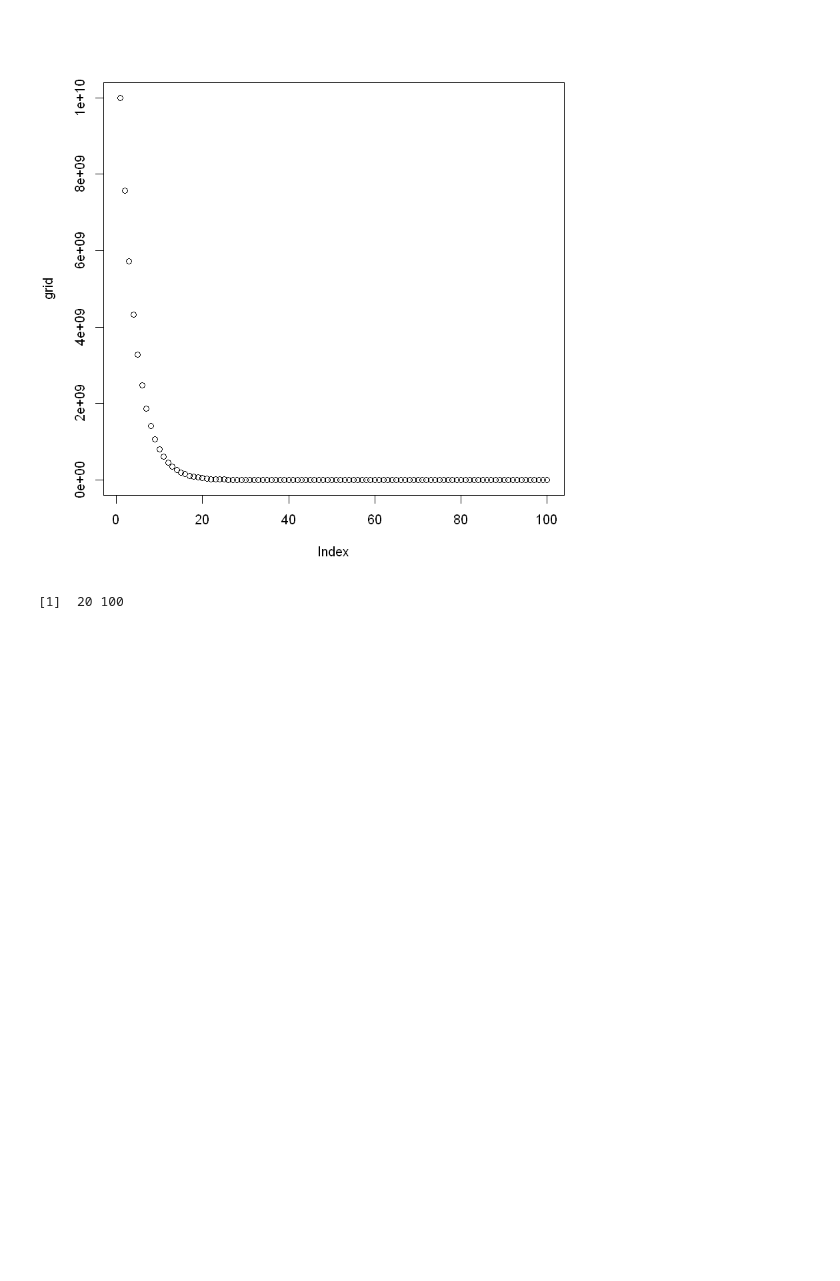
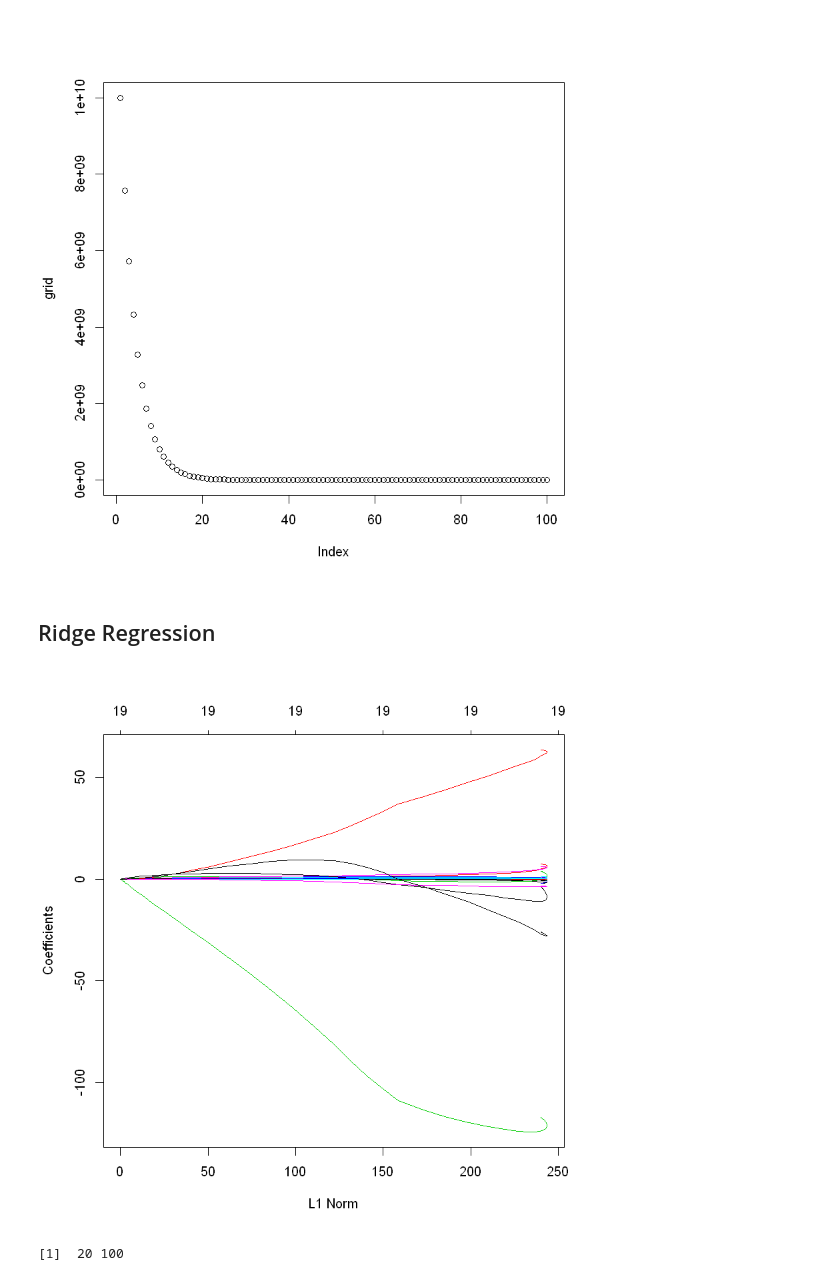
Before and after one commit to nkjadhav/Practise-R, a Jupyter notebook: Day 7/300818.ipynb, the cells around one changed output. Cells and saved outputs as stored; diff of their text form; code cells hidden in the pictures; blank space fills up the shorter version.

```diff
--- a/Day 7/300818.ipynb
+++ b/Day 7/300818.ipynb
@@ -87,8 +89,13 @@ grid=10^seq(10,-2,length=100) #Create a grid of 100 tuning parameters from, eqau
 plot(grid)
 # %% [output]
 [figure]
+# %% [markdown]
+## Ridge Regression
 # %%
 ridge.mod=glmnet(x,y,alpha = 0,lambda = grid)
+plot(ridge.mod)
+# %% [output]
+[figure, added]
 # %%
 dim(coef(ridge.mod)) #100 sets of coefficients for each lambda
 # %% [output]
```
Also changed, not shown: parts of 20 cells of this notebook.
